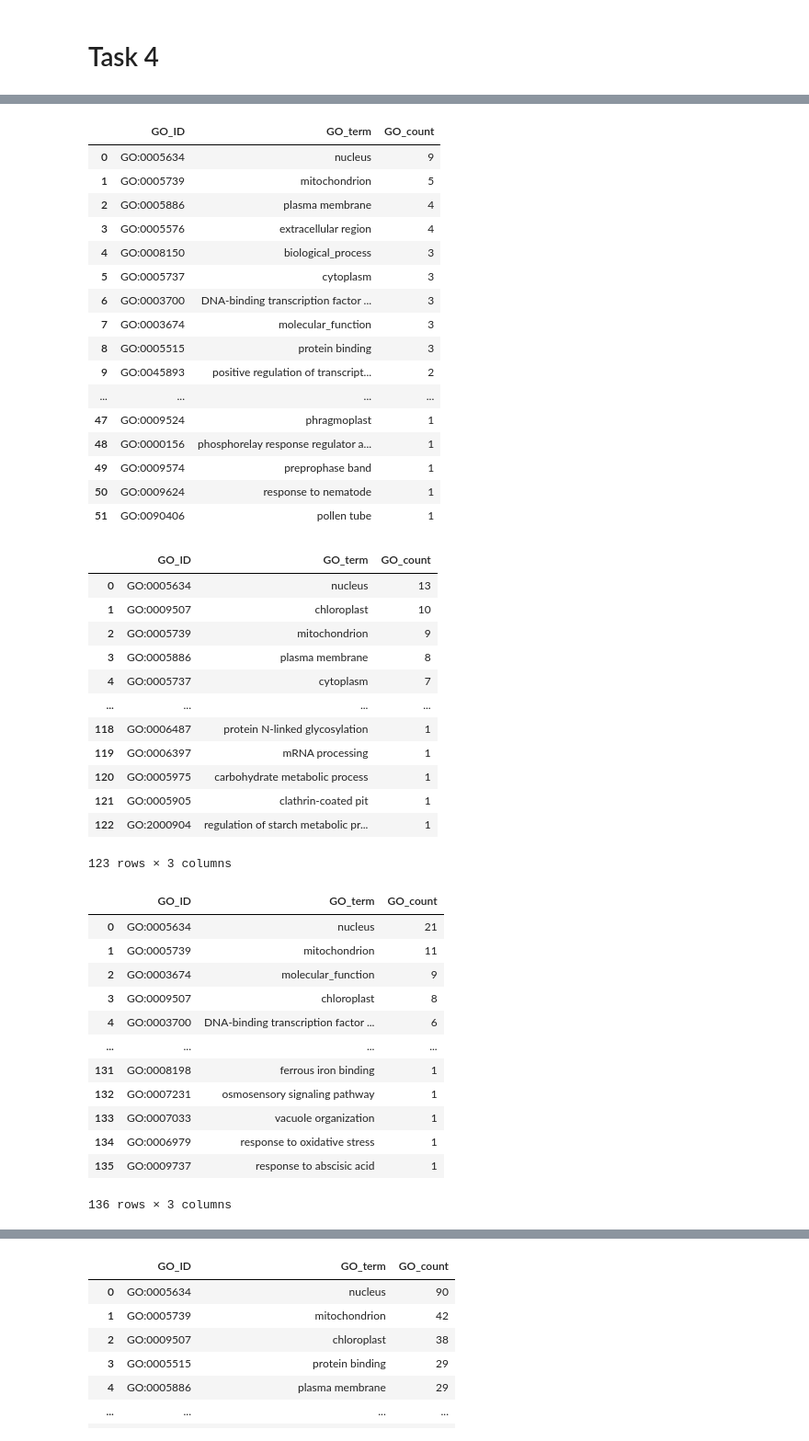
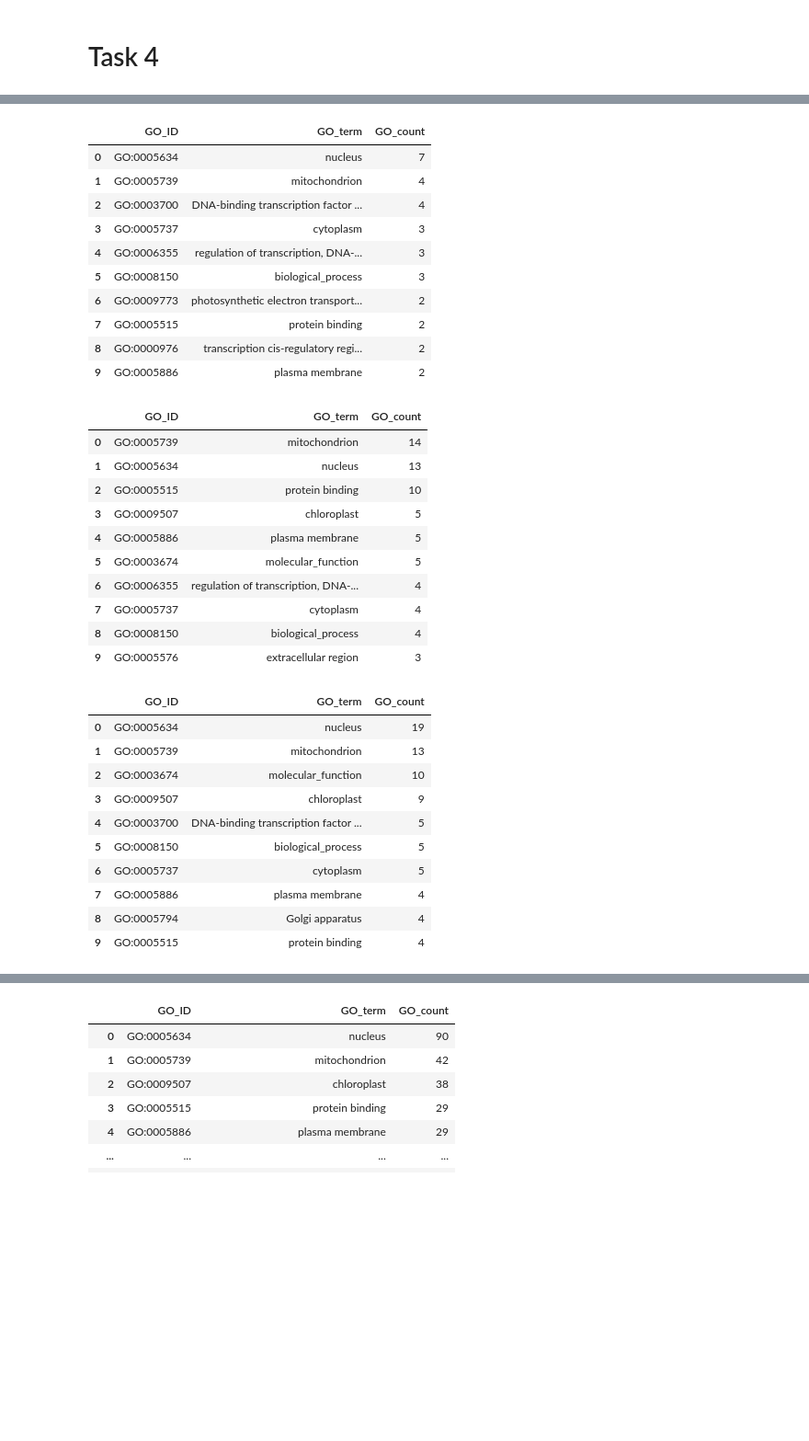
Before and after one commit to hwixley/BI-Coursework2, a Jupyter notebook: code/part2.ipynb, the cells around one changed output, grey strips where cells are left out. Shown at 92% size. Saved outputs shown, nothing was run; the diff lists cells and outputs as text; code cells hidden in the pictures; blank space fills up the shorter version.

Commit message:
prettifying tables

```diff
--- a/code/part2.ipynb
+++ b/code/part2.ipynb
@@ -469,49 +469,39 @@ tables = open_pickle_file("task2.4-geneScore-GOtables-v2.pkl")
 # %%
 for i in range(4):
     assert(len(task3[i]) == np.sum(tables[i]["GO_count"].values))
-    display(tables[i])
+    display(tables[i].iloc[0:10])
 # %% [output]
 |  | GO_ID | GO_term | GO_count |
-| 0 | GO:0005634 | nucleus | 9 |
-| 1 | GO:0005739 | mitochondrion | 5 |
-| 2 | GO:0005886 | plasma membrane | 4 |
-| 3 | GO:0005576 | extracellular region | 4 |
-| 4 | GO:0008150 | biological_process | 3 |
-| 5 | GO:0005737 | cytoplasm | 3 |
-| 6 | GO:0003700 | DNA-binding transcription factor ... | 3 |
-| 7 | GO:0003674 | molecular_function | 3 |
-| 8 | GO:0005515 | protein binding | 3 |
-| 9 | GO:0045893 | positive regulation of transcript... | 2 |
-| ... | ... | ... | ... |
-| 47 | GO:0009524 | phragmoplast | 1 |
-| 48 | GO:0000156 | phosphorelay response regulator a... | 1 |
-| 49 | GO:0009574 | preprophase band | 1 |
-| 50 | GO:0009624 | response to nematode | 1 |
-| 51 | GO:0090406 | pollen tube | 1 |
+| 0 | GO:0005634 | nucleus | 7 |
+| 1 | GO:0005739 | mitochondrion | 4 |
+| 2 | GO:0003700 | DNA-binding transcription factor ... | 4 |
+| 3 | GO:0005737 | cytoplasm | 3 |
+| 4 | GO:0006355 | regulation of transcription, DNA-... | 3 |
+| 5 | GO:0008150 | biological_process | 3 |
+| 6 | GO:0009773 | photosynthetic electron transport... | 2 |
+| 7 | GO:0005515 | protein binding | 2 |
+| 8 | GO:0000976 | transcription cis-regulatory regi... | 2 |
+| 9 | GO:0005886 | plasma membrane | 2 |
 |  | GO_ID | GO_term | GO_count |
-| 0 | GO:0005634 | nucleus | 13 |
-| 1 | GO:0009507 | chloroplast | 10 |
-| 2 | GO:0005739 | mitochondrion | 9 |
-| 3 | GO:0005886 | plasma membrane | 8 |
-| 4 | GO:0005737 | cytoplasm | 7 |
-| ... | ... | ... | ... |
-| 118 | GO:0006487 | protein N-linked glycosylation | 1 |
-| 119 | GO:0006397 | mRNA processing | 1 |
-| 120 | GO:0005975 | carbohydrate metabolic process | 1 |
-| 121 | GO:0005905 | clathrin-coated pit | 1 |
-| 122 | GO:2000904 | regulation of starch metabolic pr... | 1 |
+| 0 | GO:0005739 | mitochondrion | 14 |
+| 1 | GO:0005634 | nucleus | 13 |
+| 2 | GO:0005515 | protein binding | 10 |
+| 3 | GO:0009507 | chloroplast | 5 |
+| 4 | GO:0005886 | plasma membrane | 5 |
+| 5 | GO:0003674 | molecular_function | 5 |
+| 6 | GO:0006355 | regulation of transcription, DNA-... | 4 |
+| 7 | GO:0005737 | cytoplasm | 4 |
+| 8 | GO:0008150 | biological_process | 4 |
+| 9 | GO:0005576 | extracellular region | 3 |
-123 rows × 3 columns
 |  | GO_ID | GO_term | GO_count |
-| 0 | GO:0005634 | nucleus | 21 |
-| 1 | GO:0005739 | mitochondrion | 11 |
-| 2 | GO:0003674 | molecular_function | 9 |
-| 3 | GO:0009507 | chloroplast | 8 |
-| 4 | GO:0003700 | DNA-binding transcription factor ... | 6 |
-| ... | ... | ... | ... |
-| 131 | GO:0008198 | ferrous iron binding | 1 |
-| 132 | GO:0007231 | osmosensory signaling pathway | 1 |
-| 133 | GO:0007033 | vacuole organization | 1 |
-| 134 | GO:0006979 | response to oxidative stress | 1 |
-| 135 | GO:0009737 | response to abscisic acid | 1 |
+| 0 | GO:0005634 | nucleus | 19 |
+| 1 | GO:0005739 | mitochondrion | 13 |
+| 2 | GO:0003674 | molecular_function | 10 |
+| 3 | GO:0009507 | chloroplast | 9 |
+| 4 | GO:0003700 | DNA-binding transcription factor ... | 5 |
+| 5 | GO:0008150 | biological_process | 5 |
+| 6 | GO:0005737 | cytoplasm | 5 |
+| 7 | GO:0005886 | plasma membrane | 4 |
+| 8 | GO:0005794 | Golgi apparatus | 4 |
+| 9 | GO:0005515 | protein binding | 4 |
-136 rows × 3 columns
 |  | GO_ID | GO_term | GO_count |
```
Also changed, not shown: parts of 3 cells of this notebook, 4 other files.
